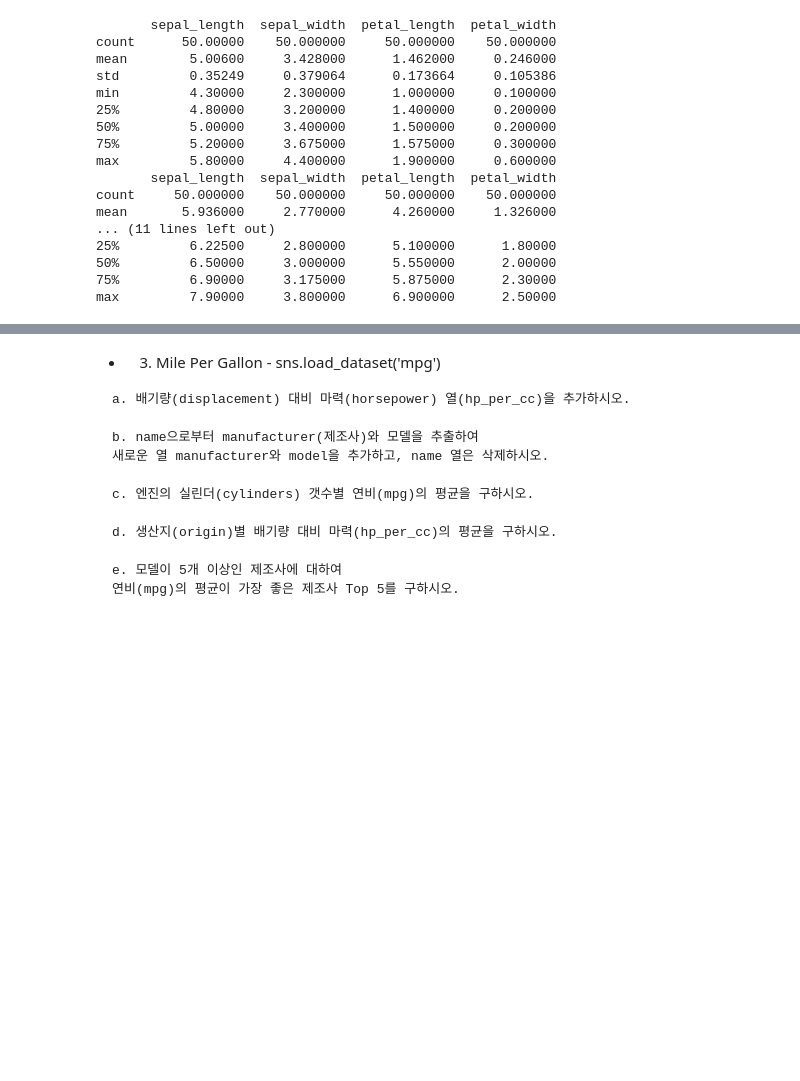
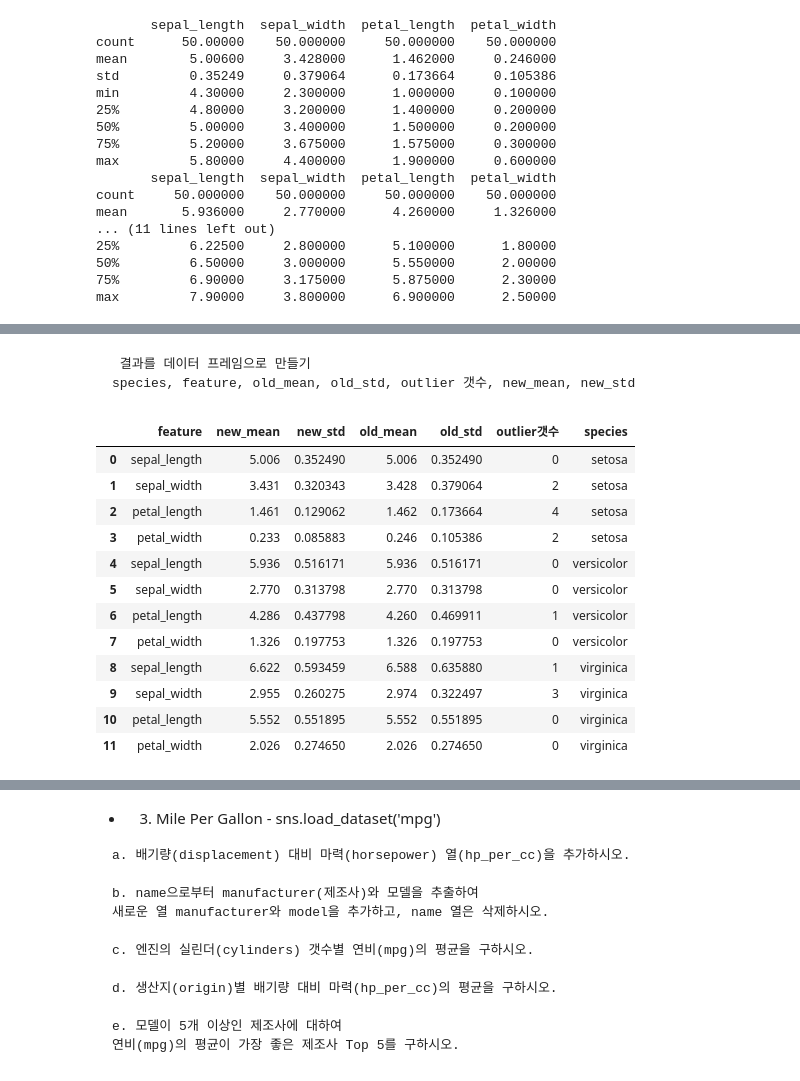
Before and after one commit to Lunawood/DataAnalysis-Lecture-2022.04, a Jupyter notebook: Assignment/DF4-7.ipynb, the cells around one changed output, grey strips where cells are left out. Drawn from its saved outputs; the diff is of its cells as text; code cells hidden in the pictures; blank space fills up the shorter version.

```diff
--- a/Assignment/DF4-7.ipynb
+++ b/Assignment/DF4-7.ipynb
@@ -57,0 +115,5 @@ max         7.90000     3.800000      6.900000      2.50000
+# %%
+lower_limit = q1 - 1.5 * iqr
+upper_limit = q3 + 1.5 * iqr
+s[s < lower_limit] = np.nan
+s[s > upper_limit] = np.nan
@@ -57,0 +128,11 @@ max         7.90000     3.800000      6.900000      2.50000
+# %%
+# 함수로 만들어보기.
+def get_new_stat(s):
+    q1 = s.quantile(0.25)               #pandas
+    q3 = np.percentile(s.values, 75)    #numpy
+    iqr = q3 - q1
+    lower_limit = q1 - 1.5 * iqr
+    upper_limit = q3 + 1.5 * iqr
+    s[s < lower_limit] = np.nan
+    s[s > upper_limit] = np.nan
+    return s.mean(), s.std()
@@ -57,0 +145,10 @@ max         7.90000     3.800000      6.900000      2.50000
+# %%
+# 함수로 만들어보기.
+def get_new_stat(s):
+    q1, q3= s.quantile(0.25), s.quantile(0.75)
+    iqr = q3 - q1
+    lower_limit = q1 - 1.5 * iqr
+    upper_limit = q3 + 1.5 * iqr
+    s[s < lower_limit] = np.nan
+    s[s > upper_limit] = np.nan
+    return s.isna().sum(), s.mean(), s.std()
@@ -69,0 +167,6 @@ Iris.describe()
+# %%
+for species in Iris.species.unique():
+    for feature in Iris.columns[:-1]:
+        s = Iris[Iris.species == species][feature]
+        _, new_mean, new_std = get_new_stat(s)
+        print(species, feature, new_mean, new_std)
@@ -69,0 +186,30 @@ Iris.describe()
+# %% [markdown]
+<pre> 결과를 데이터 프레임으로 만들기
+species, feature, old_mean, old_std, outlier 갯수, new_mean, new_std
+</pre>
+# %%
+line = []
+for species in Iris.species.unique():
+    for feature in Iris.columns[:-1]:
+        s = Iris[Iris.species == species][feature]
+        old_mean, old_std = s.mean(), s.std()
+        outlier, new_mean, new_std = get_new_stat(s)
+        d = {'species': species, 'feature': feature, 'old_mean':old_mean, 'old_std': old_std,
+             'outlier갯수':outlier, 'new_mean':round(new_mean,3), 'new_std':new_std}
+        line.append(d)
+df = pd.DataFrame(line)
+df
+# %% [output]
+|  | feature | new_mean | new_std | old_mean | old_std | outlier갯수 | species |
+| 0 | sepal_length | 5.006 | 0.352490 | 5.006 | 0.352490 | 0 | setosa |
+| 1 | sepal_width | 3.431 | 0.320343 | 3.428 | 0.379064 | 2 | setosa |
+| 2 | petal_length | 1.461 | 0.129062 | 1.462 | 0.173664 | 4 | setosa |
+| 3 | petal_width | 0.233 | 0.085883 | 0.246 | 0.105386 | 2 | setosa |
+| 4 | sepal_length | 5.936 | 0.516171 | 5.936 | 0.516171 | 0 | versicolor |
+| 5 | sepal_width | 2.770 | 0.313798 | 2.770 | 0.313798 | 0 | versicolor |
+| 6 | petal_length | 4.286 | 0.437798 | 4.260 | 0.469911 | 1 | versicolor |
+| 7 | petal_width | 1.326 | 0.197753 | 1.326 | 0.197753 | 0 | versicolor |
+| 8 | sepal_length | 6.622 | 0.593459 | 6.588 | 0.635880 | 1 | virginica |
+| 9 | sepal_width | 2.955 | 0.260275 | 2.974 | 0.322497 | 3 | virginica |
+| 10 | petal_length | 5.552 | 0.551895 | 5.552 | 0.551895 | 0 | virginica |
+| 11 | petal_width | 2.026 | 0.274650 | 2.026 | 0.274650 | 0 | virginica |
```
Also changed, not shown: parts of 24 cells of this notebook.
